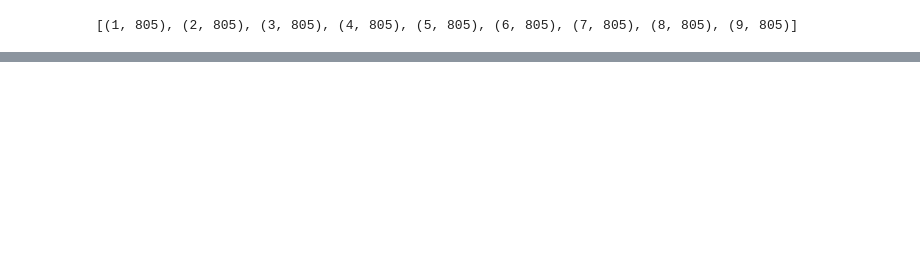
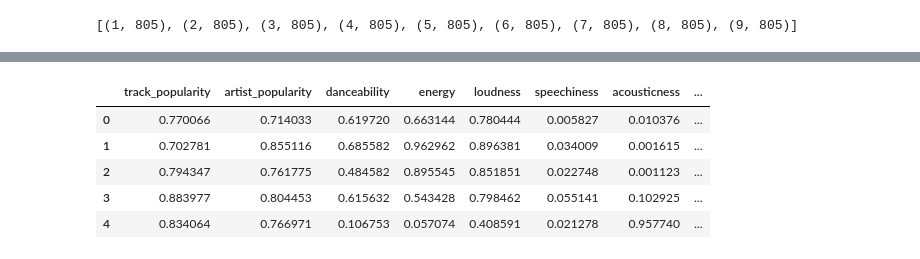
Before and after one commit to laurabarredaagusti/genre_prediction, a Jupyter notebook: SRC/notebooks/electronic_genre_prediction/modeling.ipynb, the cells around one changed output, grey strips where cells are left out. Saved outputs shown, nothing was run; the diff lists cells and outputs as text; code cells hidden in the pictures; blank space fills up the shorter version.

```diff
--- a/SRC/notebooks/electronic_genre_prediction/modeling.ipynb
+++ b/SRC/notebooks/electronic_genre_prediction/modeling.ipynb
@@ -301,0 +390,9 @@ sns.heatmap(confusion_matrix(y_test, y_pred, normalize='true', labels=np.unique(
+# %%
+X_all.head()
+# %% [output]
+|  | track_popularity | artist_popularity | danceability | energy | loudness | speechiness | acousticness | ... |
+| 0 | 0.770066 | 0.714033 | 0.619720 | 0.663144 | 0.780444 | 0.005827 | 0.010376 | ... |
+| 1 | 0.702781 | 0.855116 | 0.685582 | 0.962962 | 0.896381 | 0.034009 | 0.001615 | ... |
+| 2 | 0.794347 | 0.761775 | 0.484582 | 0.895545 | 0.851851 | 0.022748 | 0.001123 | ... |
+| 3 | 0.883977 | 0.804453 | 0.615632 | 0.543428 | 0.798462 | 0.055141 | 0.102925 | ... |
+| 4 | 0.834064 | 0.766971 | 0.106753 | 0.057074 | 0.408591 | 0.021278 | 0.957740 | ... |
```
Also changed, not shown: parts of 19 cells of this notebook, 3 other files.
